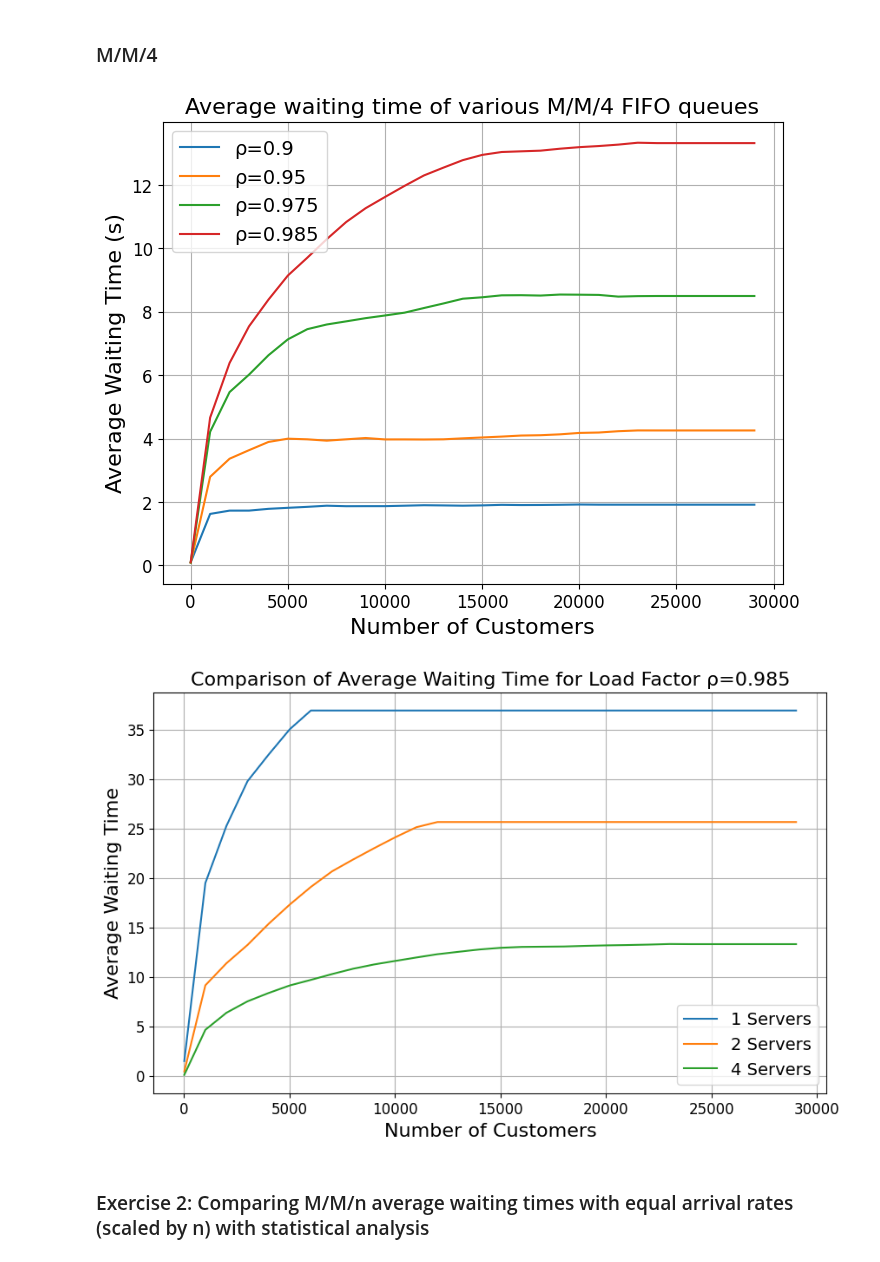
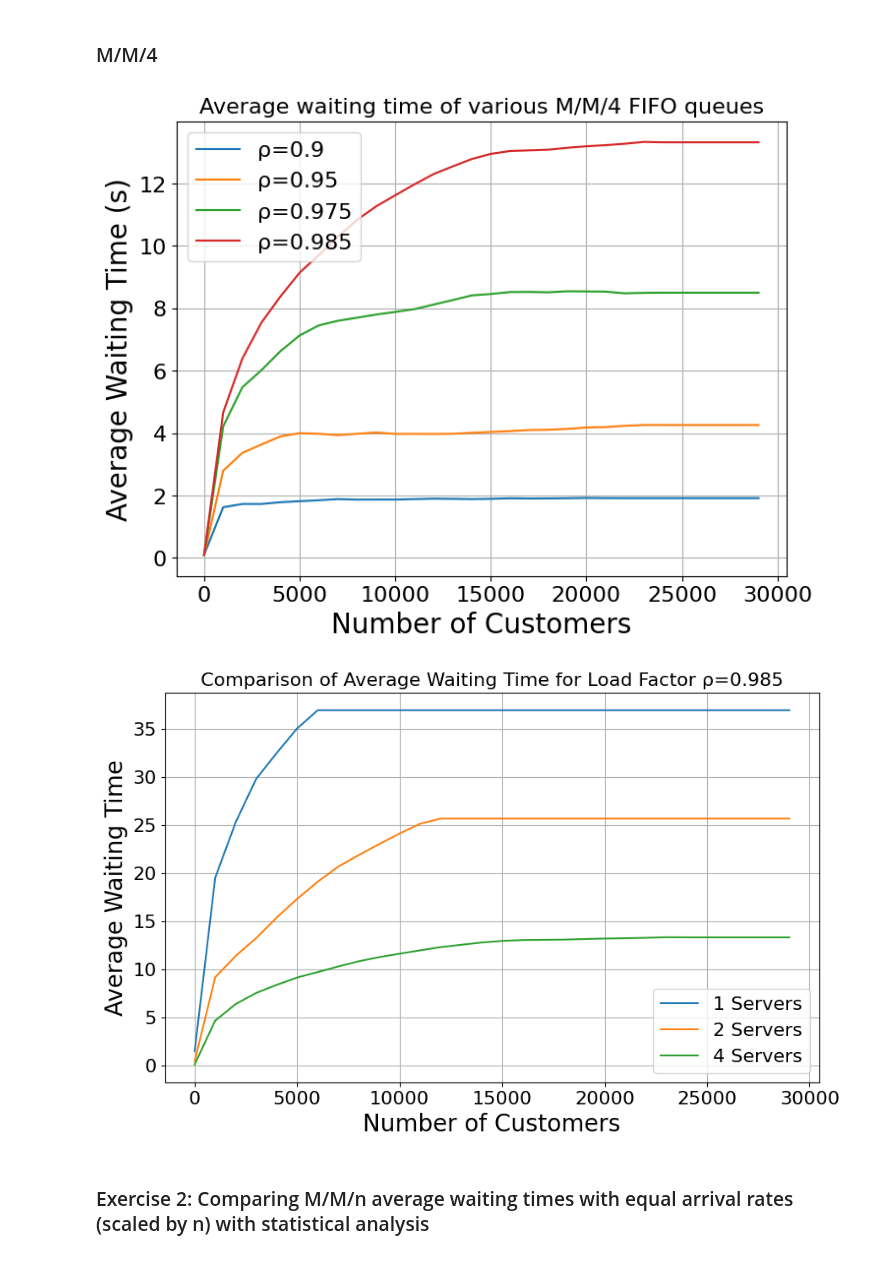
Before and after one commit to LodeVermeulen/stochastic-simulation, a Jupyter notebook: Homework 2/HW2.ipynb, the cells around one changed output. Cells and saved outputs as stored; diff of their text form; code cells hidden in the pictures.

Commit message:
Increase figure sizes

```diff
--- a/Homework 2/HW2.ipynb
+++ b/Homework 2/HW2.ipynb
@@ -245,10 +245,10 @@ def plot_simulations(
         plt.plot(avg_waits.index, avg_waits.values, label=f"ρ={load_factor}")
 
     plt.title(plot_title, fontsize=16)
-    plt.xlabel("Number of Customers", fontsize=16)
-    plt.ylabel("Average Waiting Time (s)", fontsize=16)
-    plt.tick_params(axis="both", which="major", labelsize=12)
-    plt.legend(fontsize=14)
+    plt.xlabel("Number of Customers", fontsize=20)
+    plt.ylabel("Average Waiting Time (s)", fontsize=20)
+    plt.tick_params(axis="both", which="major", labelsize=16)
+    plt.legend(fontsize=16)
     plt.grid(True)
     plt.show()
 # %% [markdown]
@@ -308,7 +308,7 @@ results_df_mm4.to_csv("sim_mm4.csv", index=False)
 # Plot the results
 plot_simulations(results_df_mm4, load_factors, plot_title="Average waiting time of various M/M/4 FIFO queues")
 # %% [output]
-[figure, old version]
+[figure, new version]
 # %%
 def plot_comparison_by_servers_for_load_factor(
     results_dfs: dict, server_counts: list, load_factor: float = load_factors[-1]
@@ -323,38 +323,38 @@ def plot_comparison_by_servers_for_load_factor(
 
     Returns:
         None. Displays a line plot.
     """
     plt.figure(figsize=(10, 6))
 
     for servers in server_counts:
         results_df = results_dfs[servers]
 
         # Filter the DataFrame for the specific load factor
         subset = results_df[results_df["Load Factor"] == load_factor]
 
         # Group by 'Customers' and calculate the mean wait time
         avg_waits = subset.groupby("Customers")["Mean Wait Time"].mean()
 
         # Plot the average waiting times
         plt.plot(avg_waits.index, avg_waits.values, label=f"{servers} Servers")
 
     plt.title(f"Comparison of Average Waiting Time for Load Factor ρ={load_factor}", fontsize=16)
-    plt.xlabel("Number of Customers", fontsize=16)
-    plt.ylabel("Average Waiting Time", fontsize=16)
-    plt.tick_params(axis="both", which="major", labelsize=12)
-    plt.legend(fontsize=14)
+    plt.xlabel("Number of Customers", fontsize=20)
+    plt.ylabel("Average Waiting Time", fontsize=20)
+    plt.tick_params(axis="both", which="major", labelsize=16)
+    plt.legend(fontsize=16)
     plt.grid(True)
     plt.show()
 
 
 results_dfs = {1: results_df_mm1, 2: results_df_mm2, 4: results_df_mm4}
 
 # Call the plotting function for the highest load factor
 plot_comparison_by_servers_for_load_factor(
     results_dfs, server_counts=[1, 2, 4]
 )
 # %% [output]
-[figure, old version]
+[figure, new version]
 # %% [markdown]
 ### Exercise 2: Comparing M/M/n average waiting times with equal arrival rates (scaled by n) with statistical analysis
 # %%
```
Also changed, not shown: parts of 4 cells of this notebook.
